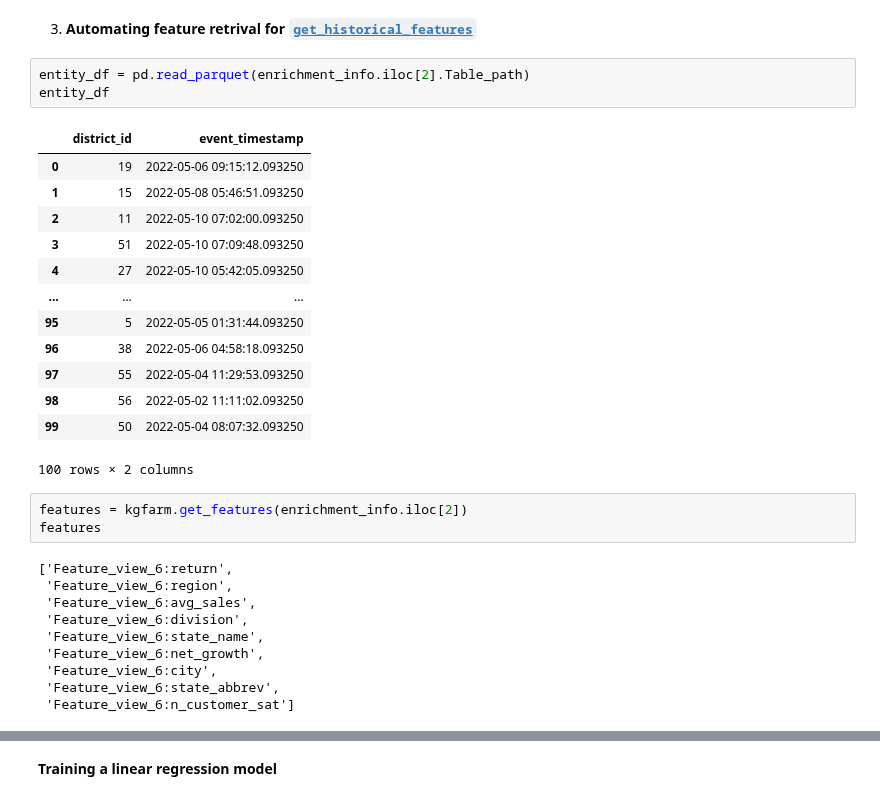
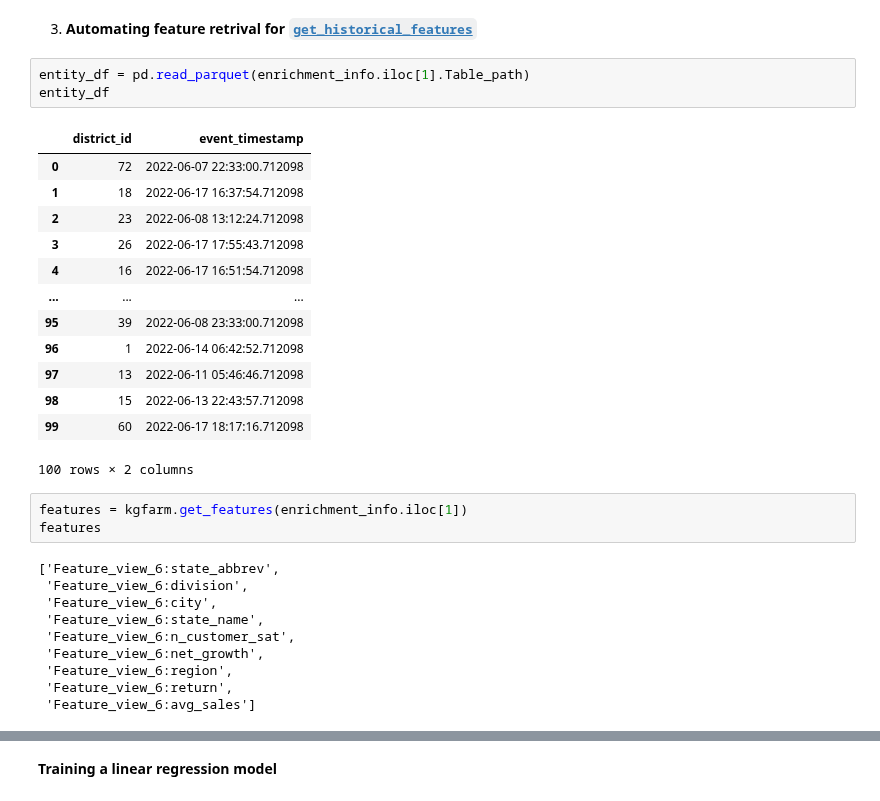
Before and after one commit to CoDS-GCS/KGFarm, a Jupyter notebook: KGFarm_notebook.ipynb, the cells around one changed output, grey strips where cells are left out. Saved outputs shown, nothing was run; the diff lists cells and outputs as text.

```diff
--- a/KGFarm_notebook.ipynb
+++ b/KGFarm_notebook.ipynb
@@ -144,35 +156,35 @@ kglids.get_path_between_tables(enrichment_info.iloc[2], hops=1)
 # %% [markdown]
 3. **Automating feature retrival for [<code>get_historical_features</code>](https://docs.feast.dev/v/v0.6-branch/user-guide/feature-retrieval)**
 # %%
-entity_df = pd.read_parquet(enrichment_info.iloc[2].Table_path)
+entity_df = pd.read_parquet(enrichment_info.iloc[1].Table_path)
 entity_df
 # %% [output]
 |  | district_id | event_timestamp |
-| 0 | 19 | 2022-05-06 09:15:12.093250 |
-| 1 | 15 | 2022-05-08 05:46:51.093250 |
-| 2 | 11 | 2022-05-10 07:02:00.093250 |
-| 3 | 51 | 2022-05-10 07:09:48.093250 |
-| 4 | 27 | 2022-05-10 05:42:05.093250 |
+| 0 | 72 | 2022-06-07 22:33:00.712098 |
+| 1 | 18 | 2022-06-17 16:37:54.712098 |
+| 2 | 23 | 2022-06-08 13:12:24.712098 |
+| 3 | 26 | 2022-06-17 17:55:43.712098 |
+| 4 | 16 | 2022-06-17 16:51:54.712098 |
 | ... | ... | ... |
-| 95 | 5 | 2022-05-05 01:31:44.093250 |
-| 96 | 38 | 2022-05-06 04:58:18.093250 |
-| 97 | 55 | 2022-05-04 11:29:53.093250 |
-| 98 | 56 | 2022-05-02 11:11:02.093250 |
-| 99 | 50 | 2022-05-04 08:07:32.093250 |
+| 95 | 39 | 2022-06-08 23:33:00.712098 |
+| 96 | 1 | 2022-06-14 06:42:52.712098 |
+| 97 | 13 | 2022-06-11 05:46:46.712098 |
+| 98 | 15 | 2022-06-13 22:43:57.712098 |
+| 99 | 60 | 2022-06-17 18:17:16.712098 |
 100 rows × 2 columns
 # %%
-features = kgfarm.get_features(enrichment_info.iloc[2])
+features = kgfarm.get_features(enrichment_info.iloc[1])
 features
 # %% [output]
-['Feature_view_6:return',
+['Feature_view_6:state_abbrev',
+ 'Feature_view_6:division',
+ 'Feature_view_6:city',
+ 'Feature_view_6:state_name',
+ 'Feature_view_6:n_customer_sat',
+ 'Feature_view_6:net_growth',
  'Feature_view_6:region',
- 'Feature_view_6:avg_sales',
- 'Feature_view_6:division',
- 'Feature_view_6:state_name',
- 'Feature_view_6:net_growth',
- 'Feature_view_6:city',
- 'Feature_view_6:state_abbrev',
- 'Feature_view_6:n_customer_sat']
+ 'Feature_view_6:return',
+ 'Feature_view_6:avg_sales']
 # %%
 training_data = store.get_historical_features(
     features = features,
```
Also changed, not shown: parts of 11 cells of this notebook.
